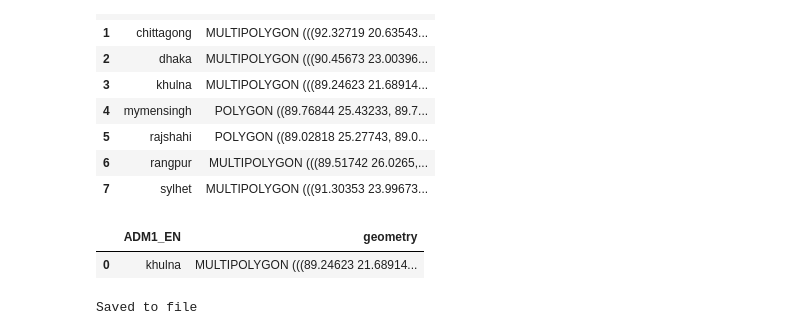
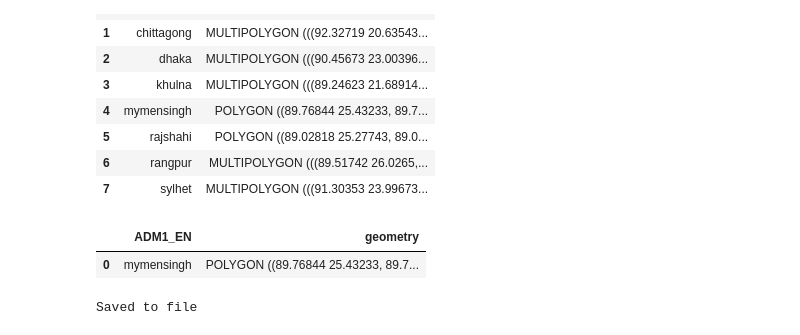
Before and after one commit to rishabh-mondal/ijcai_2025_kilns, a Jupyter notebook: notebooks/raw_shapefile_to_regions_shapes.ipynb, the cells around one changed output. Drawn from its saved outputs; the diff is of its cells as text; code cells hidden in the pictures.

```diff
--- a/notebooks/raw_shapefile_to_regions_shapes.ipynb
+++ b/notebooks/raw_shapefile_to_regions_shapes.ipynb
@@ -43,13 +43,13 @@ dataframe
 | 7 | sylhet | MULTIPOLYGON (((91.30353 23.99673... |
 # %%
 #access the geometry of rajshahi
-region='khulna'
+region='mymensingh'
 rajshahi = dataframe[dataframe['ADM1_EN']==region]
 rajshahi.reset_index(drop=True, inplace=True)
 rajshahi
 # %% [output]
 |  | ADM1_EN | geometry |
-| 0 | khulna | MULTIPOLYGON (((89.24623 21.68914... |
+| 0 | mymensingh | POLYGON ((89.76844 25.43233, 89.7... |
 # %%
 rajshahi.to_file(join(save_dir,f"{region}.geojson"), driver='GeoJSON')
 print("Saved to file")
```
Also changed, not shown: 4 other files.
